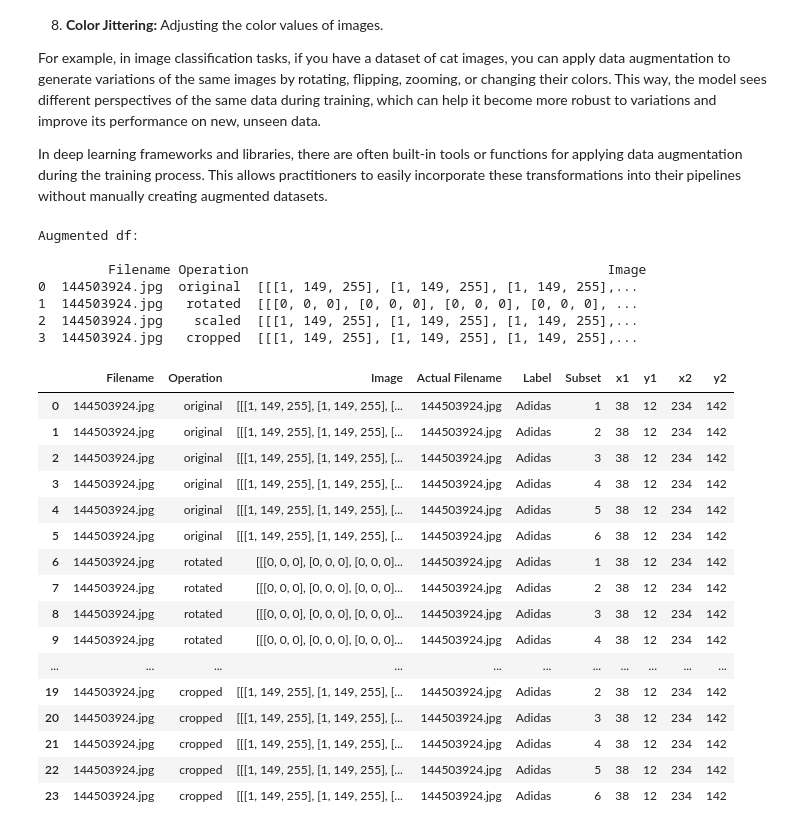
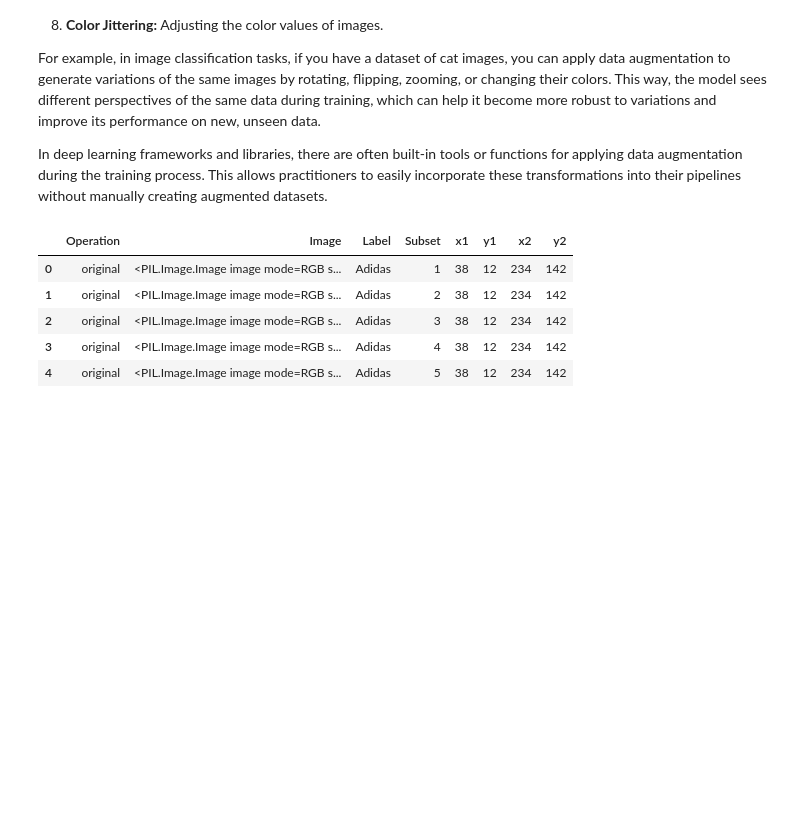
Before and after one commit to veronicalarssn/ML_Project, a Jupyter notebook: Start.ipynb, the cells around one changed output. Drawn from its saved outputs; the diff is of its cells as text; code cells hidden in the pictures; blank space fills up the shorter version.

```diff
--- a/Start.ipynb
+++ b/Start.ipynb
@@ -179,66 +156,52 @@ In deep learning frameworks and libraries, there are often built-in tools or fun
 # %%
 """Augmenting all images (13.2s)"""
 
-def augment_images(image_directory, augmented_df):
+def augment_images(images_dictionary, augmented_df):
     '''This function crops, rotates, and scales images and saves them in the specified output folder'''
     dataframes = []  # List to store DataFrames
 
     for index, row in augmented_df.iterrows(): #loops through each image
         filename = row['Filename']
         x1, y1, x2, y2 = row['x1'], row['y1'], row['x2'], row['y2']
 
-        # Open the original image
-        image_path = image_directory + directory_separator + filename
-        original_image = Image.open(image_path)
+        # Find the original image by finding matching filename in dictionary
+        original_image = None
+        for name, image in images_dictionary.items():
+            if name == filename:
+                original_image = image
+                break
 
         # Rotate, scale, and crop the image
-        operations = ['original','rotated', 'scaled', 'cropped']
-        images = [original_image, original_image.rotate(45), original_image.resize((int(original_image.width * 1.5), int(original_image.height * 1.5))), original_image.crop((x1, y1, x2, y2))]
+        operations = ['original','rotated', 'scaled', 'cropped', 'top-bottom flipped']
+        images = [original_image,
+                  original_image.rotate(45),
+                  original_image.resize((int(original_image.width * 1.5), int(original_image.height * 1.5))),
+                  original_image.crop((x1, y1, x2, y2)),
+                  original_image.transpose(Image.FLIP_TOP_BOTTOM)]
 
         for i in range(len(operations)):
             op = operations[i]
             img = images[i]
-            img_array = np.array(img)
-            #img_bytes = img.tobytes()  # Convert image to bytes
-            data = {'Filename': [filename], 'Operation': [op], 'Image': [img_array]}
+            data = {'Filename': [filename], 'Operation': [op], 'Image': [img]}
             df = pd.DataFrame(data)
             dataframes.append(df)
 
         # Concatenate all DataFrames in the list
         modified_df = pd.concat(dataframes, ignore_index=True)
 
         return modified_df
 
-# Example usage:
-augmented_df = augment_images(image_directory, images_info)
-print("Augmented df: \n \n", augmented_df)
+# Storing the augmented df which also contains the original data
+augmented_df = augment_images(images_dictionary, images_info)
 
-#now we need to give the augmented images their labels
+# Merging with images_info to give the augmented images their labels
 labelled_augmented_df = pd.merge(augmented_df, images_info, on='Filename', how='inner') #if we have inner join we will only keep images that are augmented
 labelled_augmented_df = labelled_augmented_df.drop(['Filename'], axis=1) #dropping unnecessary column
-labelled_augmented_df
+labelled_augmented_df.head()
 # %% [output]
-Augmented df:
-
-         Filename Operation                                              Image
-0  144503924.jpg  original  [[[1, 149, 255], [1, 149, 255], [1, 149, 255],...
-1  144503924.jpg   rotated  [[[0, 0, 0], [0, 0, 0], [0, 0, 0], [0, 0, 0], ...
-2  144503924.jpg    scaled  [[[1, 149, 255], [1, 149, 255], [1, 149, 255],...
-3  144503924.jpg   cropped  [[[1, 149, 255], [1, 149, 255], [1, 149, 255],...
-|  | Filename | Operation | Image | Actual Filename | Label | Subset | x1 | y1 | x2 | y2 |
-| 0 | 144503924.jpg | original | [[[1, 149, 255], [1, 149, 255], [... | 144503924.jpg | Adidas | 1 | 38 | 12 | 234 | 142 |
-| 1 | 144503924.jpg | original | [[[1, 149, 255], [1, 149, 255], [... | 144503924.jpg | Adidas | 2 | 38 | 12 | 234 | 142 |
-| 2 | 144503924.jpg | original | [[[1, 149, 255], [1, 149, 255], [... | 144503924.jpg | Adidas | 3 | 38 | 12 | 234 | 142 |
-| 3 | 144503924.jpg | original | [[[1, 149, 255], [1, 149, 255], [... | 144503924.jpg | Adidas | 4 | 38 | 12 | 234 | 142 |
-| 4 | 144503924.jpg | original | [[[1, 149, 255], [1, 149, 255], [... | 144503924.jpg | Adidas | 5 | 38 | 12 | 234 | 142 |
-| 5 | 144503924.jpg | original | [[[1, 149, 255], [1, 149, 255], [... | 144503924.jpg | Adidas | 6 | 38 | 12 | 234 | 142 |
-| 6 | 144503924.jpg | rotated | [[[0, 0, 0], [0, 0, 0], [0, 0, 0]... | 144503924.jpg | Adidas | 1 | 38 | 12 | 234 | 142 |
-| 7 | 144503924.jpg | rotated | [[[0, 0, 0], [0, 0, 0], [0, 0, 0]... | 144503924.jpg | Adidas | 2 | 38 | 12 | 234 | 142 |
-| 8 | 144503924.jpg | rotated | [[[0, 0, 0], [0, 0, 0], [0, 0, 0]... | 144503924.jpg | Adidas | 3 | 38 | 12 | 234 | 142 |
-| 9 | 144503924.jpg | rotated | [[[0, 0, 0], [0, 0, 0], [0, 0, 0]... | 144503924.jpg | Adidas | 4 | 38 | 12 | 234 | 142 |
-| ... | ... | ... | ... | ... | ... | ... | ... | ... | ... | ... |
-| 19 | 144503924.jpg | cropped | [[[1, 149, 255], [1, 149, 255], [... | 144503924.jpg | Adidas | 2 | 38 | 12 | 234 | 142 |
-| 20 | 144503924.jpg | cropped | [[[1, 149, 255], [1, 149, 255], [... | 144503924.jpg | Adidas | 3 | 38 | 12 | 234 | 142 |
-| 21 | 144503924.jpg | cropped | [[[1, 149, 255], [1, 149, 255], [... | 144503924.jpg | Adidas | 4 | 38 | 12 | 234 | 142 |
-| 22 | 144503924.jpg | cropped | [[[1, 149, 255], [1, 149, 255], [... | 144503924.jpg | Adidas | 5 | 38 | 12 | 234 | 142 |
-| 23 | 144503924.jpg | cropped | [[[1, 149, 255], [1, 149, 255], [... | 144503924.jpg | Adidas | 6 | 38 | 12 | 234 | 142 |
+|  | Operation | Image | Label | Subset | x1 | y1 | x2 | y2 |
+| 0 | original | <PIL.Image.Image image mode=RGB s... | Adidas | 1 | 38 | 12 | 234 | 142 |
+| 1 | original | <PIL.Image.Image image mode=RGB s... | Adidas | 2 | 38 | 12 | 234 | 142 |
+| 2 | original | <PIL.Image.Image image mode=RGB s... | Adidas | 3 | 38 | 12 | 234 | 142 |
+| 3 | original | <PIL.Image.Image image mode=RGB s... | Adidas | 4 | 38 | 12 | 234 | 142 |
+| 4 | original | <PIL.Image.Image image mode=RGB s... | Adidas | 5 | 38 | 12 | 234 | 142 |
```
Also changed, not shown: parts of 9 cells of this notebook.
